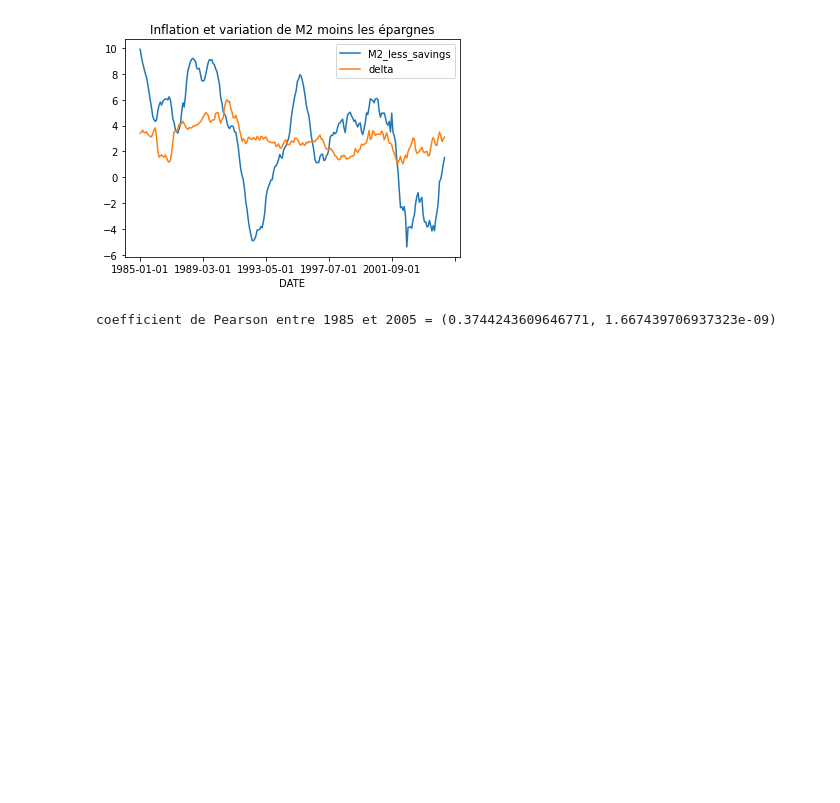
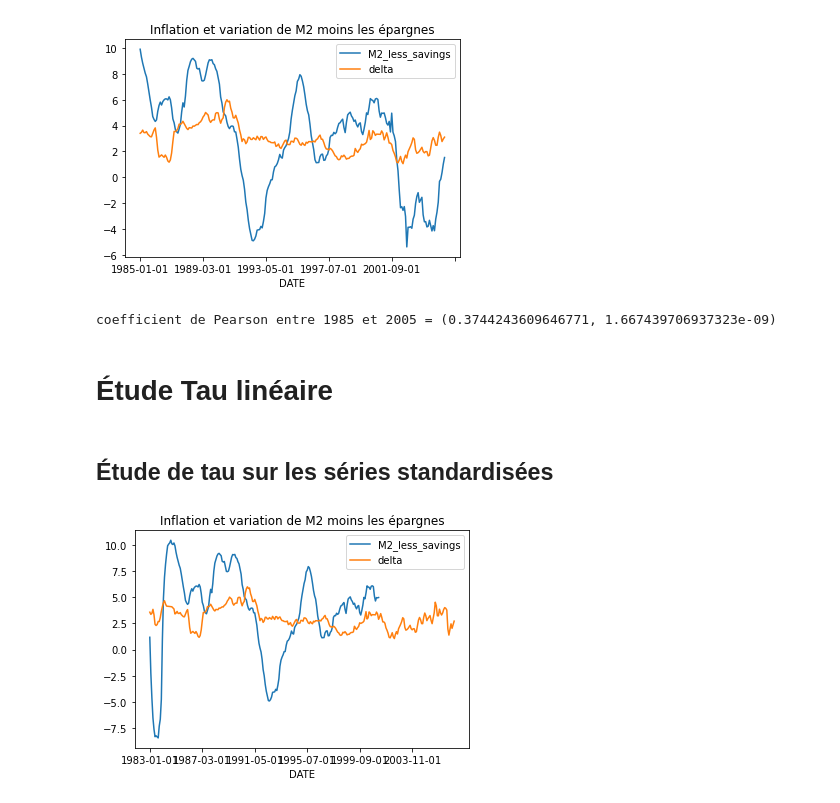
Before and after one commit to felipe-fp/corcovado, a Jupyter notebook: M2_Savings_analysis.ipynb, the cells around one changed output. Drawn from its saved outputs; the diff is of its cells as text; code cells hidden in the pictures; blank space fills up the shorter version.

```diff
--- a/M2_Savings_analysis.ipynb
+++ b/M2_Savings_analysis.ipynb
@@ -113,0 +114,2 @@ coefficient de Pearson entre 1985 et 2005 = (0.3744243609646771, 1.6674397069373
+# %% [markdown]
+# Étude Tau linéaire
@@ -113,0 +119,19 @@ coefficient de Pearson entre 1985 et 2005 = (0.3744243609646771, 1.6674397069373
+# %% [markdown]
+## Étude de tau sur les séries standardisées
+# %%
+###### Standardization de la série temporelle ######
+
+## Je vais utiliser les dataframe de 1981 à 2007 pour être large puis je vais couper entre 1983 et 2001
+
+delta_difference_1983_2001_standard = delta_difference.loc['1983-01-01':'2001-03-01']
+inflation_1983_2007 = inflation.loc['1983-01-01':'2007-03-01']
+
+scaler = StandardScaler()
+# %%
+plt.figure()
+delta_difference_1983_2001_standard['M2_less_savings'].plot(legend='M2 moins épargnes')
+inflation_1983_2007['delta'].plot(legend='inflation')
+plt.title('Inflation et variation de M2 moins les épargnes')
+plt.show()
+# %% [output]
+[figure, added]
```
Also changed, not shown: parts of 17 cells of this notebook, 1 other file.
